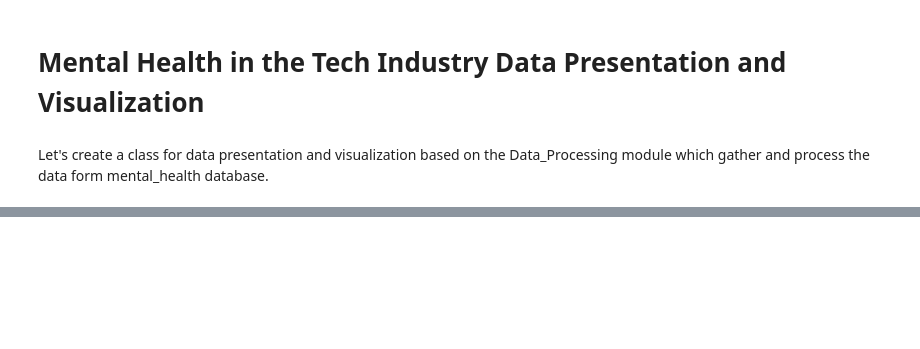
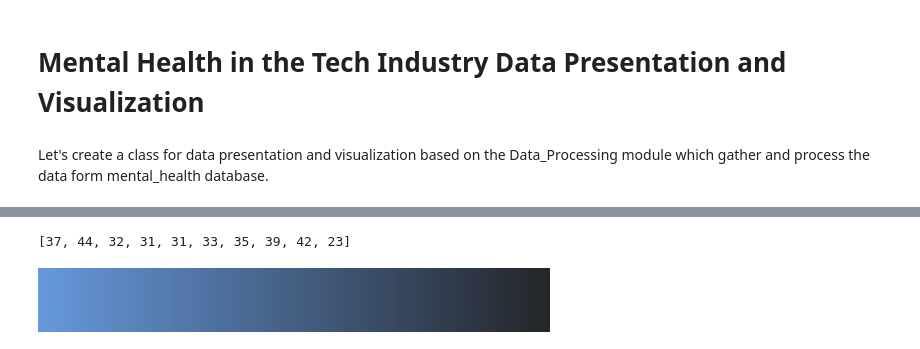
Before and after one commit to TBSDA/SQL, a Jupyter notebook: Tech Mental Health/Untitled.ipynb, the cells around one changed output, grey strips where cells are left out. Cells and saved outputs as stored; diff of their text form; code cells hidden in the pictures; blank space fills up the shorter version.

```diff
--- a/Tech Mental Health/Untitled.ipynb
+++ b/Tech Mental Health/Untitled.ipynb
@@ -154,0 +208,10 @@ n/a                  504.0
+# %%
+years[:10]
+# %% [output]
+[37, 44, 32, 31, 31, 33, 35, 39, 42, 23]
+# %%
+custom_params = {"axes.spines.right": False, "axes.spines.top": False}
+sns.set_theme(style="whitegrid", rc=custom_params)
+sns.dark_palette("#69d", reverse=True, as_cmap=True)
+# %% [output]
+[figure, added]
```
Also changed, not shown: parts of 25 cells of this notebook.
